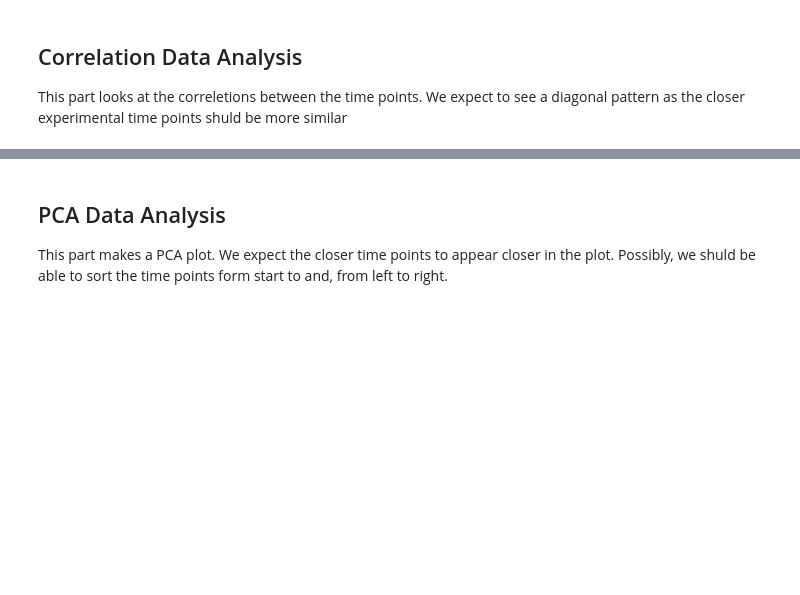
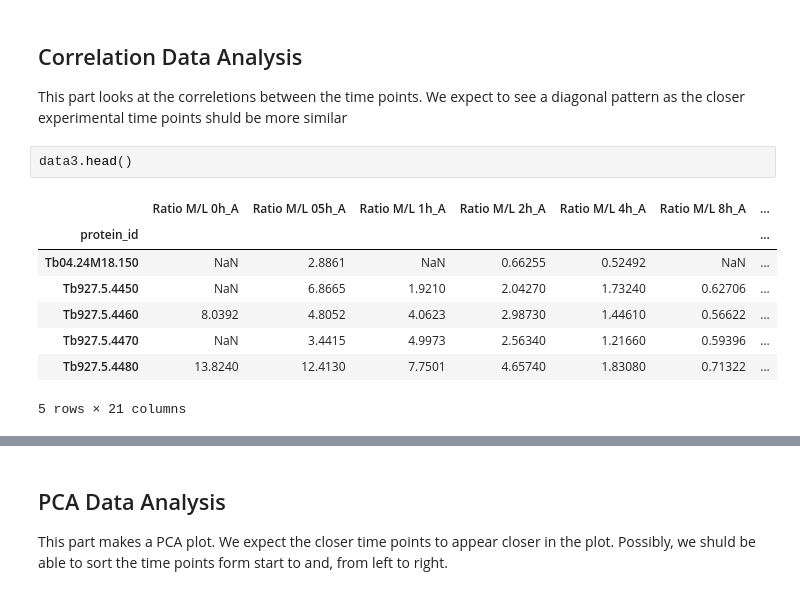
Before and after one commit to mtinti/wor_turnover, a Jupyter notebook: 1_Analysis_BSF.ipynb, the cells around one changed output, grey strips where cells are left out. Saved outputs shown, nothing was run; the diff lists cells and outputs as text; blank space fills up the shorter version.

```diff
--- a/1_Analysis_BSF.ipynb
+++ b/1_Analysis_BSF.ipynb
@@ -168,6 +168,17 @@ msno.dendrogram(data1.iloc[:,0:21])
 # %% [markdown]
 ## Correlation Data Analysis
 This part looks at the correletions between the time points. We expect to see a diagonal pattern as the closer experimental time points shuld be more similar
+# %%
+data3.head()
+# %% [output]
+|  | Ratio M/L 0h_A | Ratio M/L 05h_A | Ratio M/L 1h_A | Ratio M/L 2h_A | Ratio M/L 4h_A | Ratio M/L 8h_A | ... |
+| protein_id |  |  |  |  |  |  | ... |
+| Tb04.24M18.150 | NaN | 2.8861 | NaN | 0.66255 | 0.52492 | NaN | ... |
+| Tb927.5.4450 | NaN | 6.8665 | 1.9210 | 2.04270 | 1.73240 | 0.62706 | ... |
+| Tb927.5.4460 | 8.0392 | 4.8052 | 4.0623 | 2.98730 | 1.44610 | 0.56622 | ... |
+| Tb927.5.4470 | NaN | 3.4415 | 4.9973 | 2.56340 | 1.21660 | 0.59396 | ... |
+| Tb927.5.4480 | 13.8240 | 12.4130 | 7.7501 | 4.65740 | 1.83080 | 0.71322 | ... |
+5 rows × 21 columns
 # %%
 #plotting
 import matplotlib.pyplot as plt
```
Also changed, not shown: parts of 8 cells of this notebook, 47 other files.
